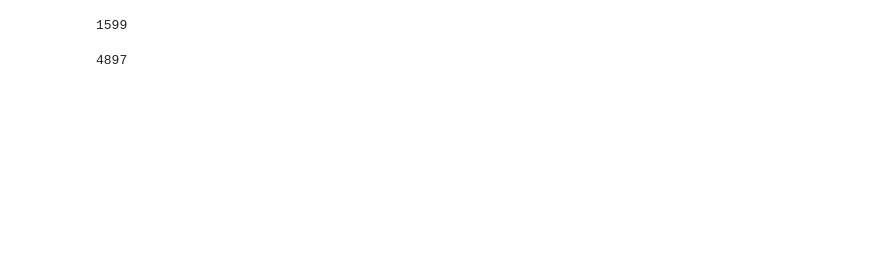
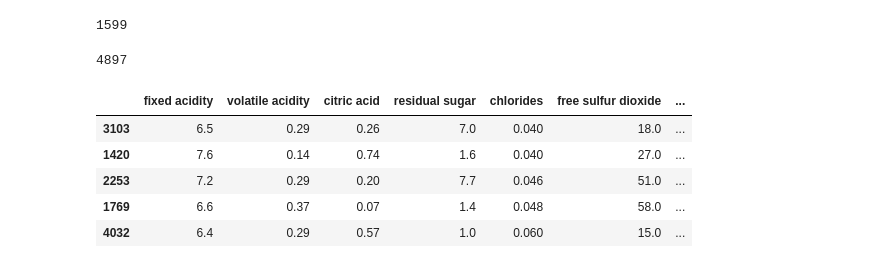
Before and after one commit to Tony363/CIS4526, a Jupyter notebook: cis4526-hw1.ipynb, the cells around one changed output. Cells and saved outputs as stored; diff of their text form; code cells hidden in the pictures; blank space fills up the shorter version.

```diff
--- a/cis4526-hw1.ipynb
+++ b/cis4526-hw1.ipynb
@@ -840,3 +840,14 @@ X.type_red.sum()
 X.type_white.sum()
 # %% [output]
 4897
+# %%
+twine = pd.concat([X_test,y_test],axis=1)
+twine['pred'] = y_pred
+twine.head()
+# %% [output]
+|  | fixed acidity | volatile acidity | citric acid | residual sugar | chlorides | free sulfur dioxide | ... |
+| 3103 | 6.5 | 0.29 | 0.26 | 7.0 | 0.040 | 18.0 | ... |
+| 1420 | 7.6 | 0.14 | 0.74 | 1.6 | 0.040 | 27.0 | ... |
+| 2253 | 7.2 | 0.29 | 0.20 | 7.7 | 0.046 | 51.0 | ... |
+| 1769 | 6.6 | 0.37 | 0.07 | 1.4 | 0.048 | 58.0 | ... |
+| 4032 | 6.4 | 0.29 | 0.57 | 1.0 | 0.060 | 15.0 | ... |
```
Also changed, not shown: parts of 9 cells of this notebook.
